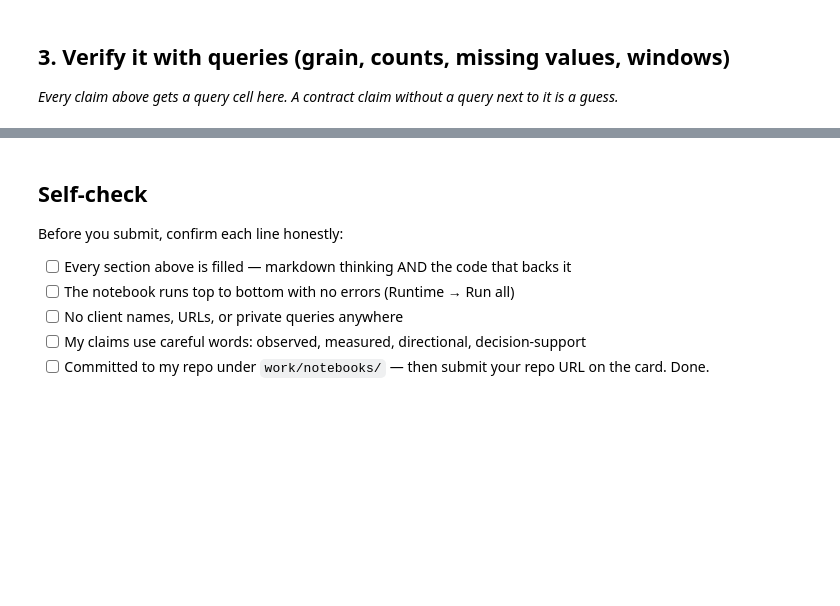
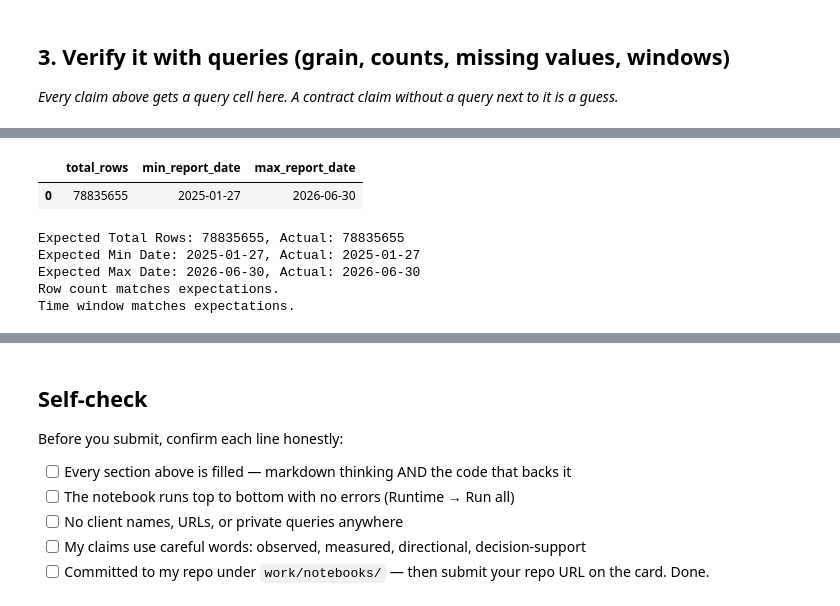
Before and after one commit to shaikhabdullahwaseem17-byte/vigilant-meme, a Jupyter notebook: work/notebooks/w03_data_contract.ipynb, the cells around one changed output, grey strips where cells are left out. Drawn from its saved outputs; the diff is of its cells as text; code cells hidden in the pictures; blank space fills up the shorter version.

```diff
--- a/work/notebooks/w03_data_contract.ipynb
+++ b/work/notebooks/w03_data_contract.ipynb
@@ -36,0 +344,52 @@ This skeleton is yours to fill. Work the sections **in order** — each one has
+# %%
+import pandas as pd
+
+# Verify total row count and the time window (min/max report_date) using DuckDB.
+# Expected total rows: ~78,835,655
+# Expected date range: 2025-01-27 to 2026-06-30
+
+if con is not None:
+    counts_query_duckdb = f"""SELECT
+        COUNT(*) AS total_rows,
+        MIN(report_date) AS min_report_date,
+        MAX(report_date) AS max_report_date
+    FROM
+        fact_content_daily_performance_hf
+    """
+
+    counts_df_duckdb = con.query(counts_query_duckdb).fetchdf()
+    display(counts_df_duckdb)
+
+    # Optional: Add checks against expected values
+    expected_total_rows = 78835655
+    expected_min_date = pd.to_datetime('2025-01-27').date()
+    expected_max_date = pd.to_datetime('2026-06-30').date()
+
+    if not counts_df_duckdb.empty:
+        actual_total_rows = counts_df_duckdb['total_rows'].iloc[0]
+        actual_min_date = pd.to_datetime(counts_df_duckdb['min_report_date'].iloc[0]).date() # Convert to date for comparison
+        actual_max_date = pd.to_datetime(counts_df_duckdb['max_report_date'].iloc[0]).date() # Convert to date for comparison
+
+        print(f"\nExpected Total Rows: {expected_total_rows}, Actual: {actual_total_rows}")
+        print(f"Expected Min Date: {expected_min_date}, Actual: {actual_min_date}")
+        print(f"Expected Max Date: {expected_max_date}, Actual: {actual_max_date}")
+
+        if actual_total_rows == expected_total_rows:
+            print("Row count matches expectations.")
+        else:
+            print("WARNING: Row count does NOT match expectations.")
+
+        if actual_min_date == expected_min_date and actual_max_date == expected_max_date:
+            print("Time window matches expectations.")
+        else:
+            print("WARNING: Time window does NOT match expectations.")
+else:
+    print("DuckDB connection not established or dataset not loaded. Please ensure HF_TOKEN is set and the connection cell ran successfully.")
+# %% [output]
+|  | total_rows | min_report_date | max_report_date |
+| 0 | 78835655 | 2025-01-27 | 2026-06-30 |
+Expected Total Rows: 78835655, Actual: 78835655
+Expected Min Date: 2025-01-27, Actual: 2025-01-27
+Expected Max Date: 2026-06-30, Actual: 2026-06-30
+Row count matches expectations.
+Time window matches expectations.
```
Also changed, not shown: parts of 26 cells of this notebook.
